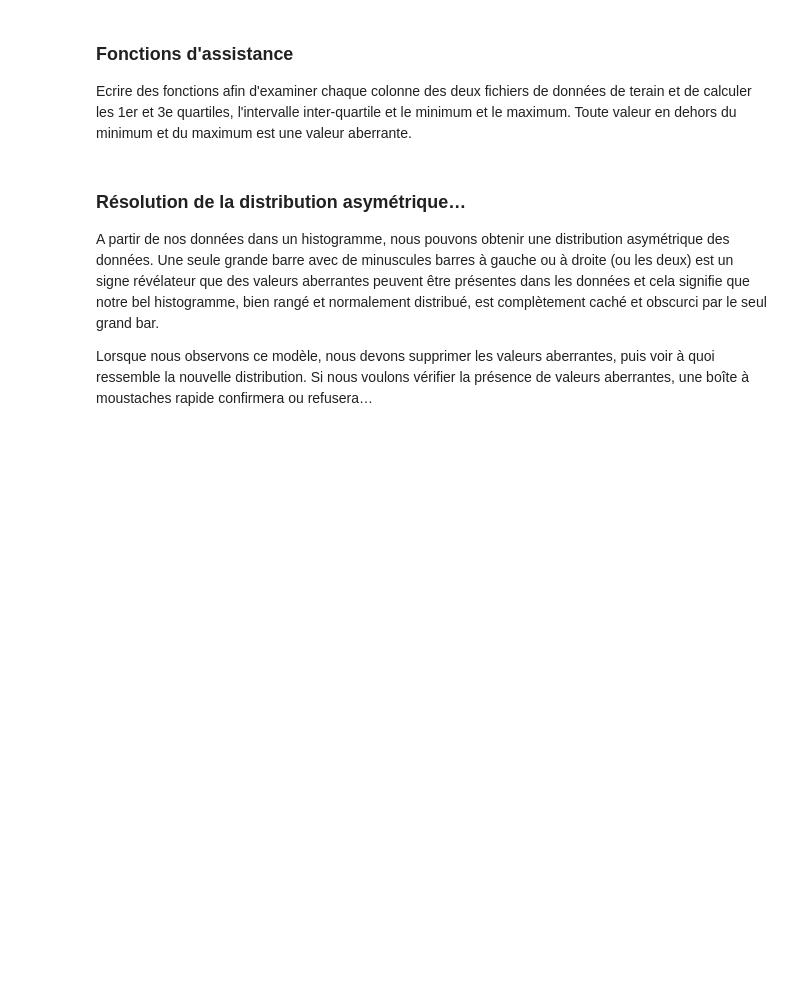
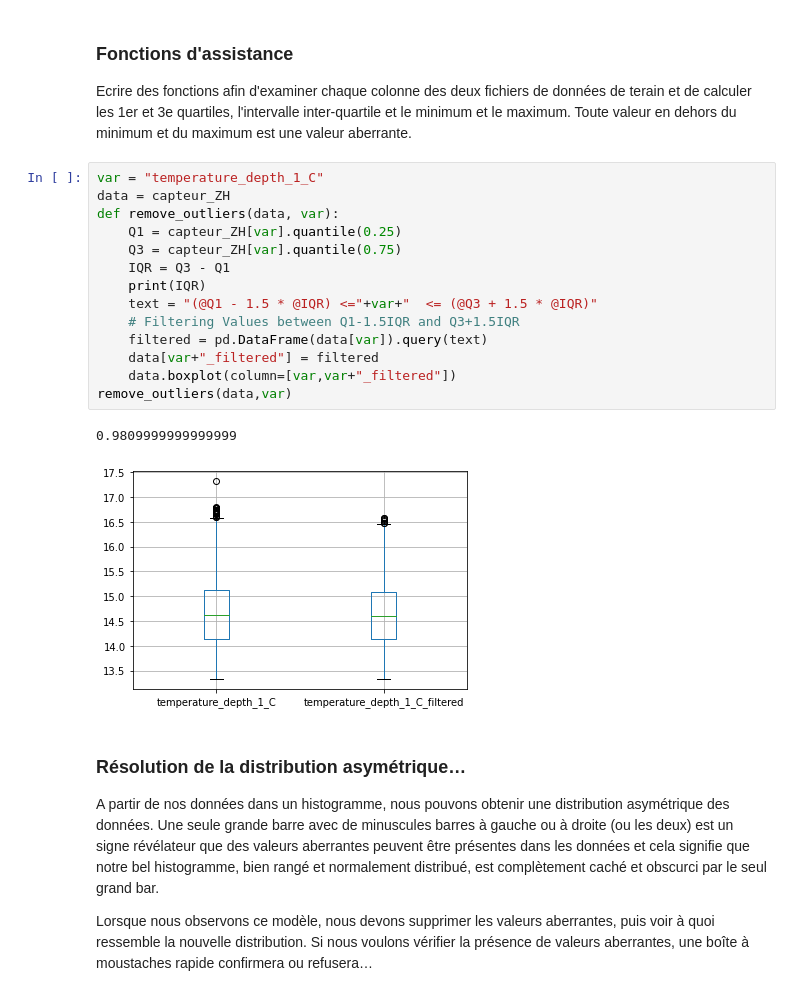
Before and after one commit to agnes-riviere/MOLONARI_1D_RESOURCES, a Jupyter notebook: Students/Felix-Camilo/data-cleaning-Chengfeng(Felix),Camilo_new.ipynb, the cells around one changed output. Saved outputs shown, nothing was run; the diff lists cells and outputs as text; blank space fills up the shorter version.

```diff
--- a/Students/Felix-Camilo/data-cleaning-Chengfeng(Felix),Camilo_new.ipynb
+++ b/Students/Felix-Camilo/data-cleaning-Chengfeng(Felix),Camilo_new.ipynb
@@ -233,6 +255,23 @@ L'écart interquartile (IQR) est une mesure de la dispersion statistique et est
 ### Fonctions d'assistance
 
 Ecrire des fonctions afin d'examiner chaque colonne des deux fichiers de données de terain et de calculer les 1er et 3e quartiles, l'intervalle inter-quartile et le minimum et le maximum. Toute valeur en dehors du minimum et du maximum est une valeur aberrante.
+# %%
+var = "temperature_depth_1_C"
+data = capteur_ZH
+def remove_outliers(data, var):
+    Q1 = capteur_ZH[var].quantile(0.25)
+    Q3 = capteur_ZH[var].quantile(0.75)
+    IQR = Q3 - Q1
+    print(IQR)
+    text = "(@Q1 - 1.5 * @IQR) <="+var+"  <= (@Q3 + 1.5 * @IQR)"
+    # Filtering Values between Q1-1.5IQR and Q3+1.5IQR
+    filtered = pd.DataFrame(data[var]).query(text)
+    data[var+"_filtered"] = filtered
+    data.boxplot(column=[var,var+"_filtered"])
+remove_outliers(data,var)
+# %% [output]
+0.9809999999999999
+[figure, added]
 # %% [markdown]
 ### Résolution de la distribution asymétrique…
 
```
Also changed, not shown: parts of 6 cells of this notebook.
